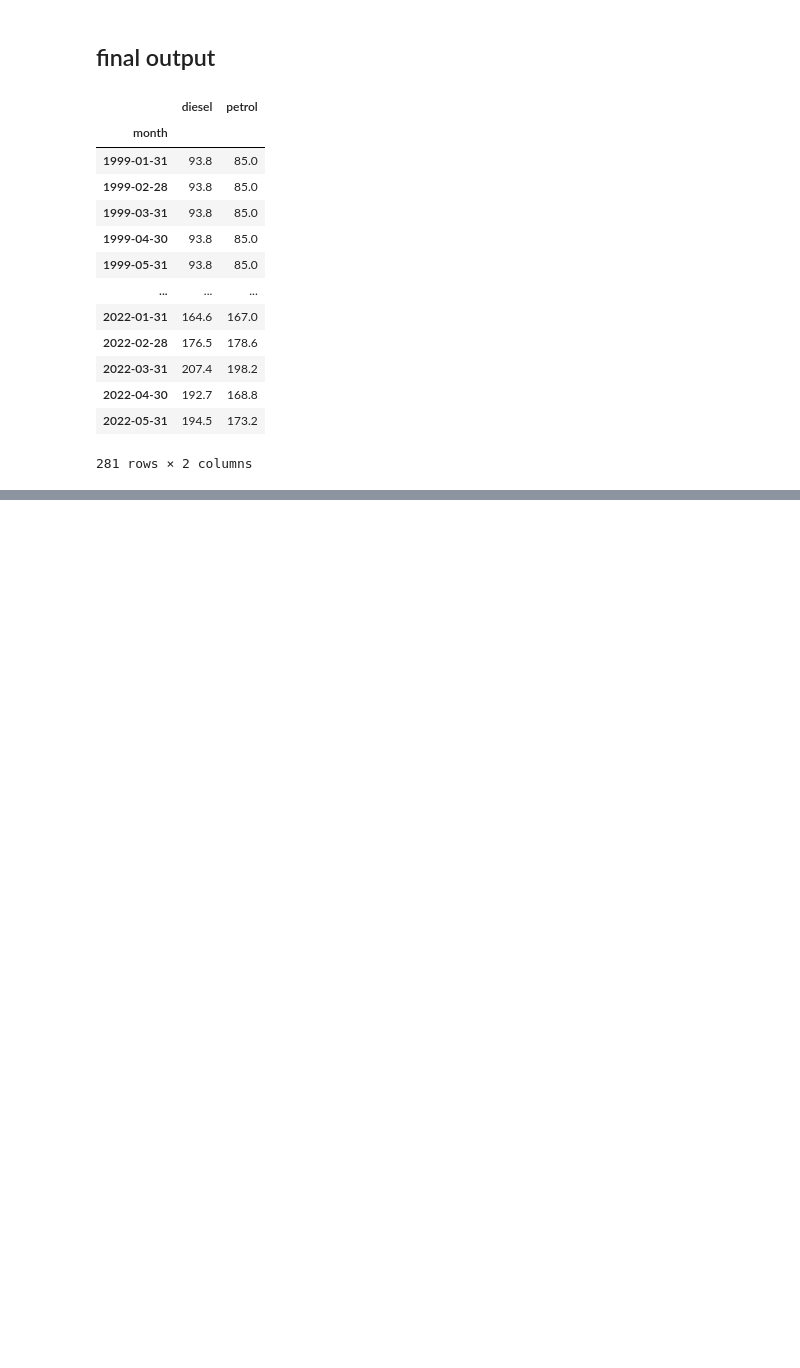
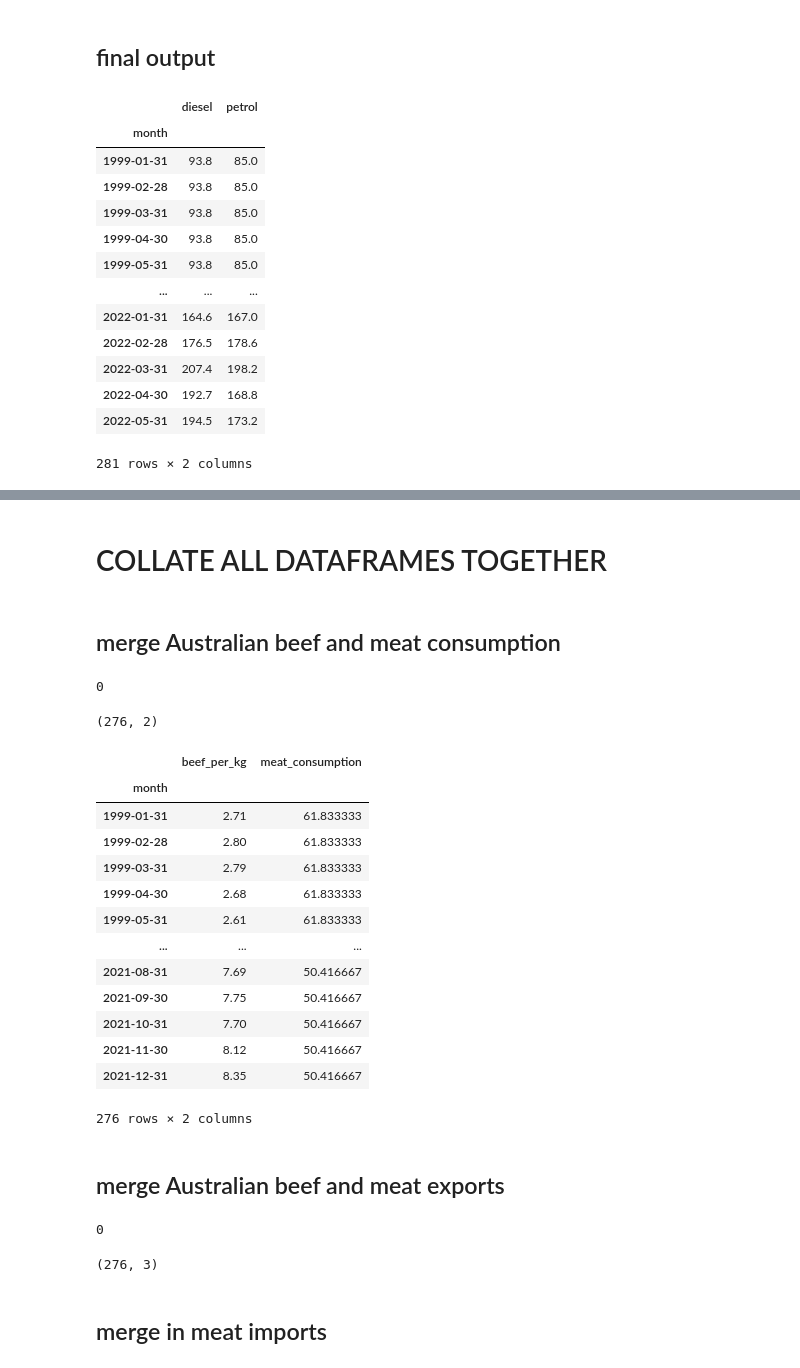
Before and after one commit to trentsteel777/CA2, a Jupyter notebook: DataPrepAustralia.ipynb, the cells around one changed output, grey strips where cells are left out. Saved outputs shown, nothing was run; the diff lists cells and outputs as text; code cells hidden in the pictures; blank space fills up the shorter version.

Commit message:
WIP merging in datasets into one, need to bring in global datasets and check date rang on final dataframe

```diff
--- a/DataPrepAustralia.ipynb
+++ b/DataPrepAustralia.ipynb
@@ -2560,0 +2491,33 @@ df_aus_fuel
+# %% [markdown]
+# COLLATE ALL DATAFRAMES TOGETHER
+# %% [markdown]
+## merge Australian beef and meat consumption
+# %%
+df_final= pd.merge(df_beef_aus, df_meat_consumption_aus_monthly, how='inner', left_index=True, right_index=True)
+# %%
+df_final.isnull().sum().sum()
+# %% [output]
+0
+# %%
+df_final.shape
+# %% [output]
+(276, 2)
+# %%
+df_final
+# %% [output]
+|  | beef_per_kg | meat_consumption |
+| month |  |  |
+| 1999-01-31 | 2.71 | 61.833333 |
+| 1999-02-28 | 2.80 | 61.833333 |
+| 1999-03-31 | 2.79 | 61.833333 |
+| 1999-04-30 | 2.68 | 61.833333 |
+| 1999-05-31 | 2.61 | 61.833333 |
+| ... | ... | ... |
+| 2021-08-31 | 7.69 | 50.416667 |
+| 2021-09-30 | 7.75 | 50.416667 |
+| 2021-10-31 | 7.70 | 50.416667 |
+| 2021-11-30 | 8.12 | 50.416667 |
+| 2021-12-31 | 8.35 | 50.416667 |
+276 rows × 2 columns
+# %% [markdown]
+## merge Australian beef and meat exports
@@ -2560,0 +2526,10 @@ df_aus_fuel
+# %%
+df_final.isnull().sum().sum()
+# %% [output]
+0
+# %%
+df_final.shape
+# %% [output]
+(276, 3)
+# %% [markdown]
+## merge in meat imports
```
Also changed, not shown: parts of 183 cells of this notebook.
